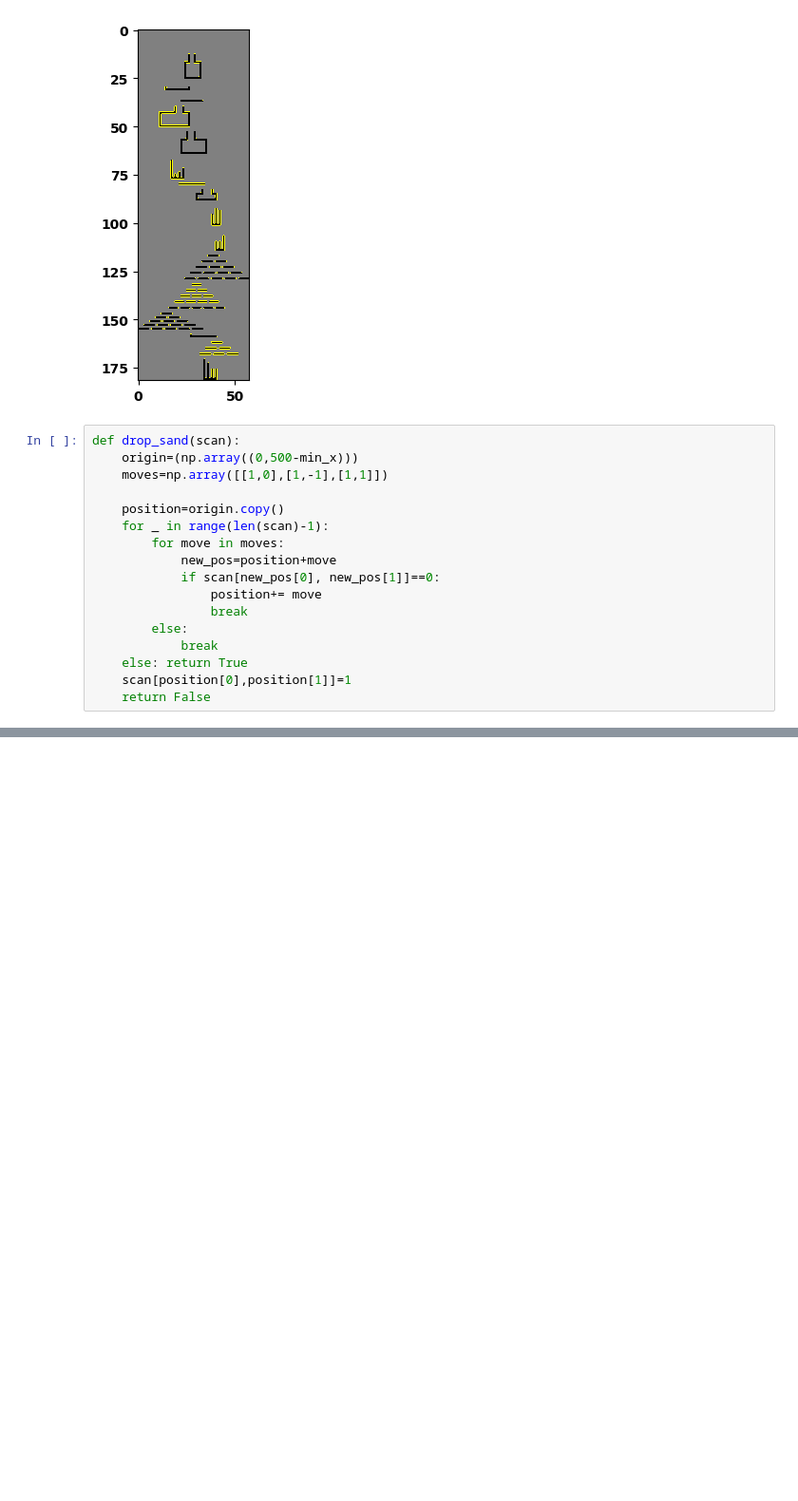
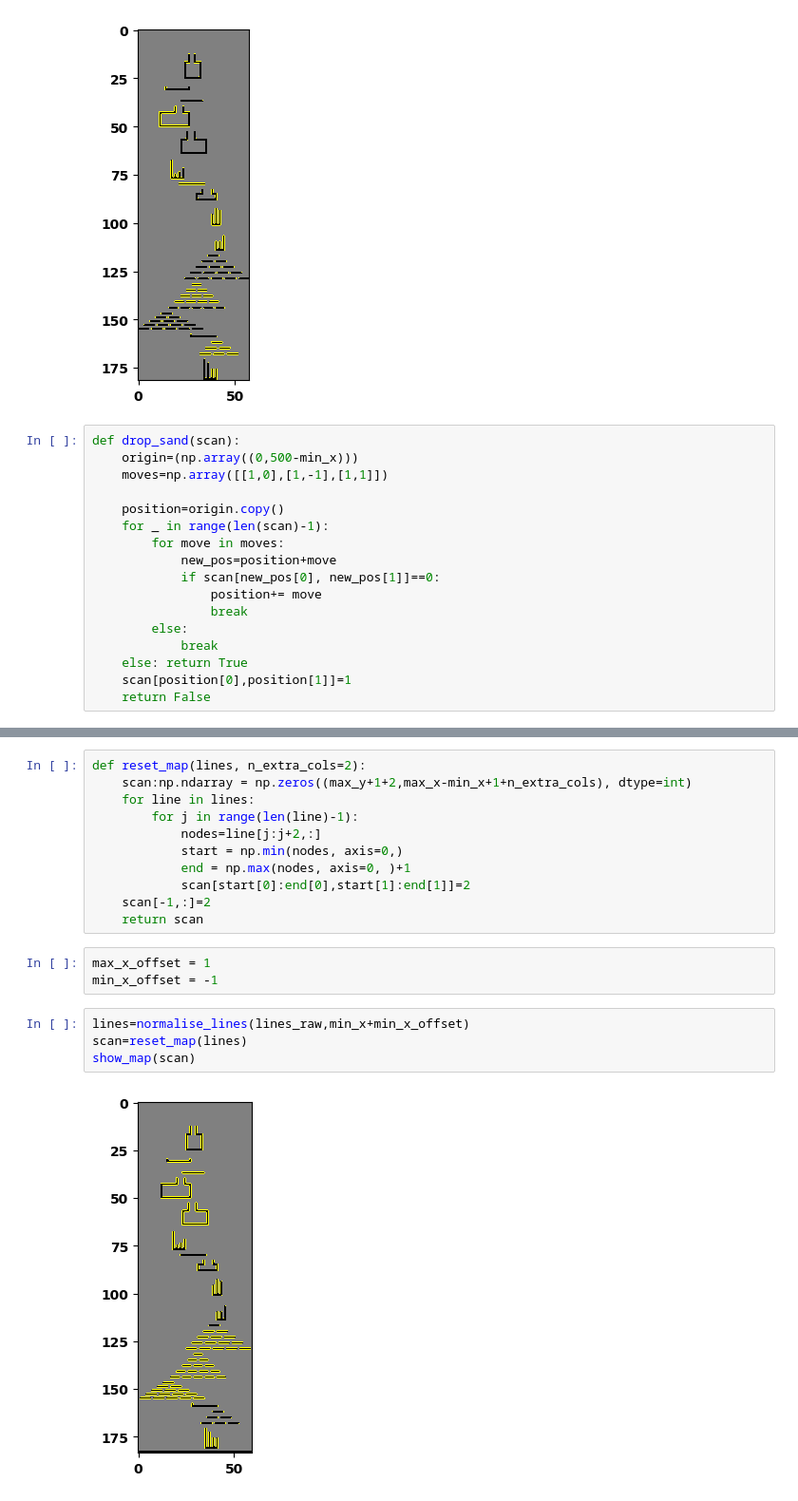
Before and after one commit to LeonardoStrik/AoC_2022, a Jupyter notebook: 2022/Day14/day14.ipynb, the cells around one changed output, grey strips where cells are left out. Shown at 95% size. Saved outputs shown, nothing was run; the diff lists cells and outputs as text; blank space fills up the shorter version.

```diff
--- a/2022/Day14/day14.ipynb
+++ b/2022/Day14/day14.ipynb
@@ -95,0 +98,20 @@ print(drops)
+# %%
+def reset_map(lines, n_extra_cols=2):
+    scan:np.ndarray = np.zeros((max_y+1+2,max_x-min_x+1+n_extra_cols), dtype=int)
+    for line in lines:
+        for j in range(len(line)-1):
+            nodes=line[j:j+2,:]
+            start = np.min(nodes, axis=0,)
+            end = np.max(nodes, axis=0, )+1
+            scan[start[0]:end[0],start[1]:end[1]]=2
+    scan[-1,:]=2
+    return scan
+# %%
+max_x_offset = 1
+min_x_offset = -1
+# %%
+lines=normalise_lines(lines_raw,min_x+min_x_offset)
+scan=reset_map(lines)
+show_map(scan)
+# %% [output]
+[figure, added]
```
Also changed, not shown: parts of 6 cells of this notebook.
